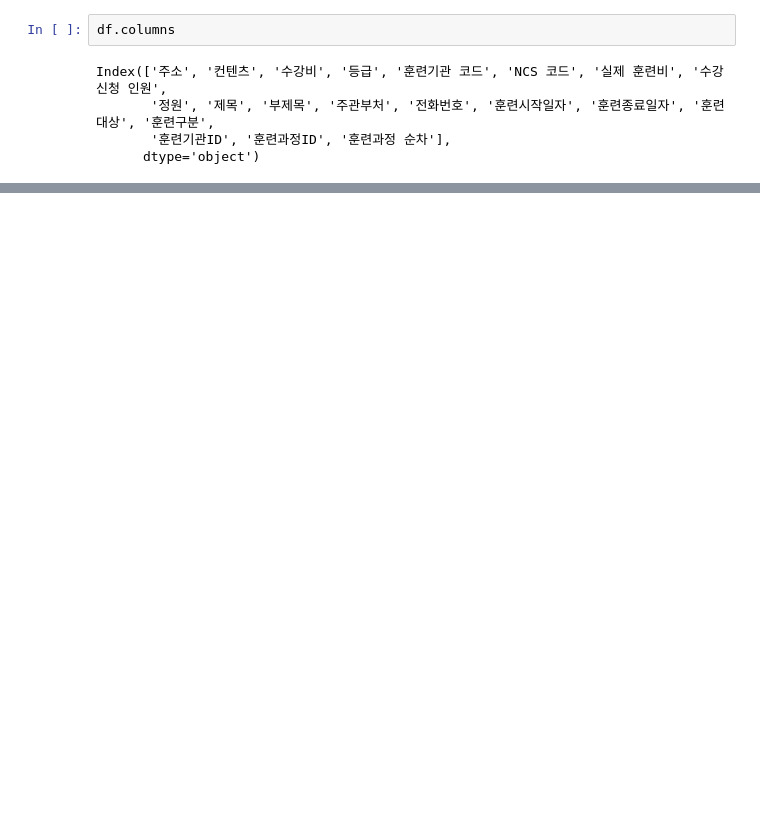
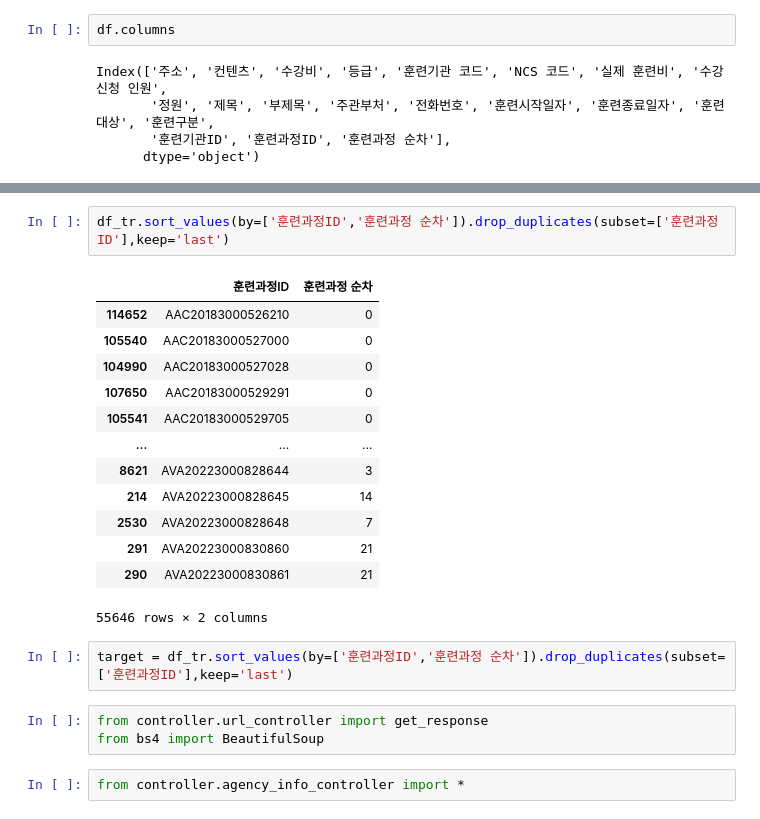
Before and after one commit to tmxkqotnl/project_training_info_part_data, a Jupyter notebook: nb/get_agency.ipynb, the cells around one changed output, grey strips where cells are left out. Cells and saved outputs as stored; diff of their text form; blank space fills up the shorter version.

```diff
--- a/nb/get_agency.ipynb
+++ b/nb/get_agency.ipynb
@@ -121,0 +51,23 @@ AttributeError: 'NoneType' object has no attribute 'text'
+# %%
+df_tr.sort_values(by=['훈련과정ID','훈련과정 순차']).drop_duplicates(subset=['훈련과정ID'],keep='last')
+# %% [output]
+|  | 훈련과정ID | 훈련과정 순차 |
+| 114652 | AAC20183000526210 | 0 |
+| 105540 | AAC20183000527000 | 0 |
+| 104990 | AAC20183000527028 | 0 |
+| 107650 | AAC20183000529291 | 0 |
+| 105541 | AAC20183000529705 | 0 |
+| ... | ... | ... |
+| 8621 | AVA20223000828644 | 3 |
+| 214 | AVA20223000828645 | 14 |
+| 2530 | AVA20223000828648 | 7 |
+| 291 | AVA20223000830860 | 21 |
+| 290 | AVA20223000830861 | 21 |
+55646 rows × 2 columns
+# %%
+target = df_tr.sort_values(by=['훈련과정ID','훈련과정 순차']).drop_duplicates(subset=['훈련과정ID'],keep='last')
+# %%
+from controller.url_controller import get_response
+from bs4 import BeautifulSoup
+# %%
+from controller.agency_info_controller import *
```
Also changed, not shown: parts of 5 cells of this notebook, 2 other files.
